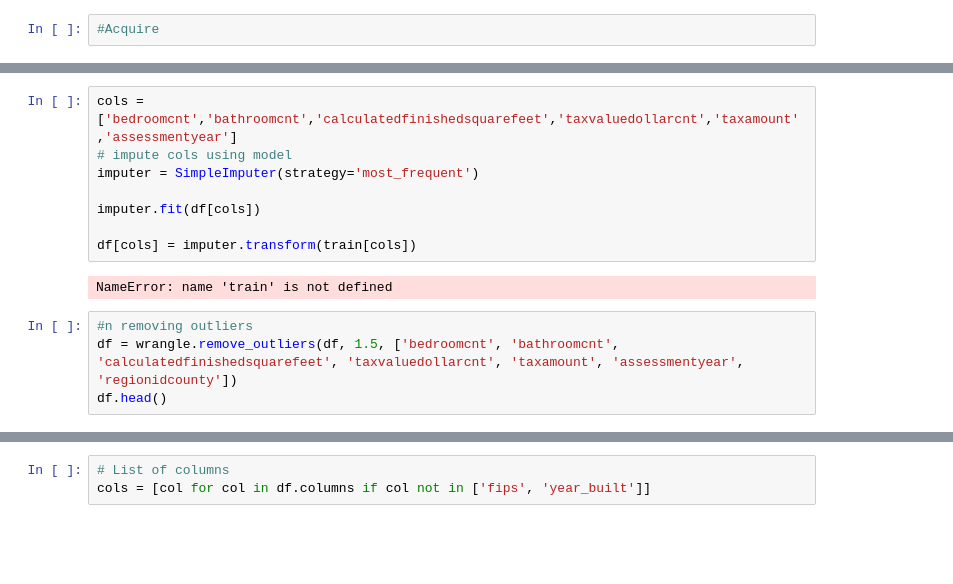
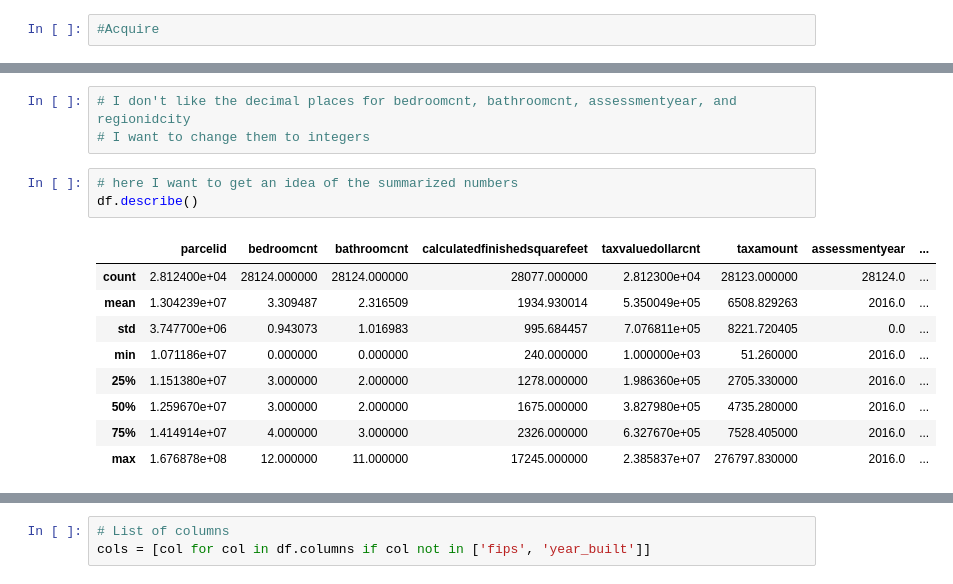
Before and after one commit to SLawsonWoods/zillow_project, a Jupyter notebook: initial_notebook_zillow.ipynb, the cells around one changed output, grey strips where cells are left out. Cells and saved outputs as stored; diff of their text form; blank space fills up the shorter version.

```diff
--- a/initial_notebook_zillow.ipynb
+++ b/initial_notebook_zillow.ipynb
@@ -79,14 +90,16 @@ df.head()
-# %%
-cols = ['bedroomcnt','bathroomcnt','calculatedfinishedsquarefeet','taxvaluedollarcnt','taxamount','assessmentyear']
-# impute cols using model
-imputer = SimpleImputer(strategy='most_frequent')
-
-imputer.fit(df[cols])
-
-df[cols] = imputer.transform(train[cols])
-# %% [output]
-NameError: name 'train' is not defined
-# %%
-#n removing outliers
-df = wrangle.remove_outliers(df, 1.5, ['bedroomcnt', 'bathroomcnt', 'calculatedfinishedsquarefeet', 'taxvaluedollarcnt', 'taxamount', 'assessmentyear', 'regionidcounty'])
-df.head()
+# %%
+# I don't like the decimal places for bedroomcnt, bathroomcnt, assessmentyear, and regionidcity
+# I want to change them to integers
+# %%
+# here I want to get an idea of the summarized numbers
+df.describe()
+# %% [output]
+|  | parcelid | bedroomcnt | bathroomcnt | calculatedfinishedsquarefeet | taxvaluedollarcnt | taxamount | assessmentyear | ... |
+| count | 2.812400e+04 | 28124.000000 | 28124.000000 | 28077.000000 | 2.812300e+04 | 28123.000000 | 28124.0 | ... |
+| mean | 1.304239e+07 | 3.309487 | 2.316509 | 1934.930014 | 5.350049e+05 | 6508.829263 | 2016.0 | ... |
+| std | 3.747700e+06 | 0.943073 | 1.016983 | 995.684457 | 7.076811e+05 | 8221.720405 | 0.0 | ... |
+| min | 1.071186e+07 | 0.000000 | 0.000000 | 240.000000 | 1.000000e+03 | 51.260000 | 2016.0 | ... |
+| 25% | 1.151380e+07 | 3.000000 | 2.000000 | 1278.000000 | 1.986360e+05 | 2705.330000 | 2016.0 | ... |
+| 50% | 1.259670e+07 | 3.000000 | 2.000000 | 1675.000000 | 3.827980e+05 | 4735.280000 | 2016.0 | ... |
+| 75% | 1.414914e+07 | 4.000000 | 3.000000 | 2326.000000 | 6.327670e+05 | 7528.405000 | 2016.0 | ... |
+| max | 1.676878e+08 | 12.000000 | 11.000000 | 17245.000000 | 2.385837e+07 | 276797.830000 | 2016.0 | ... |
```
Also changed, not shown: parts of 27 cells of this notebook, 1 other file.
